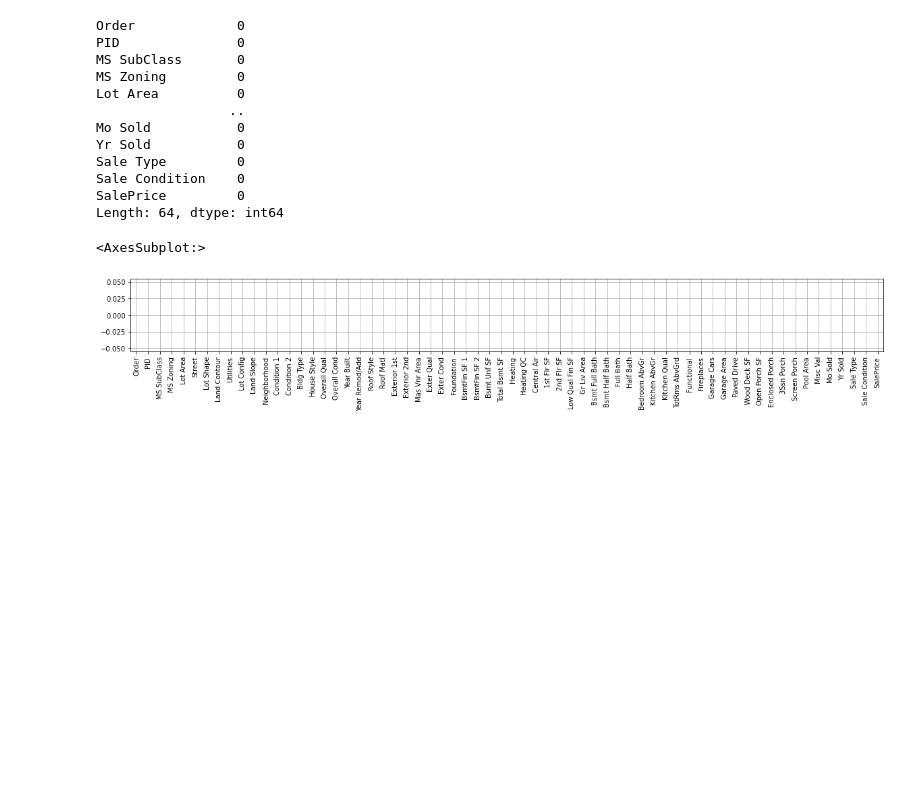
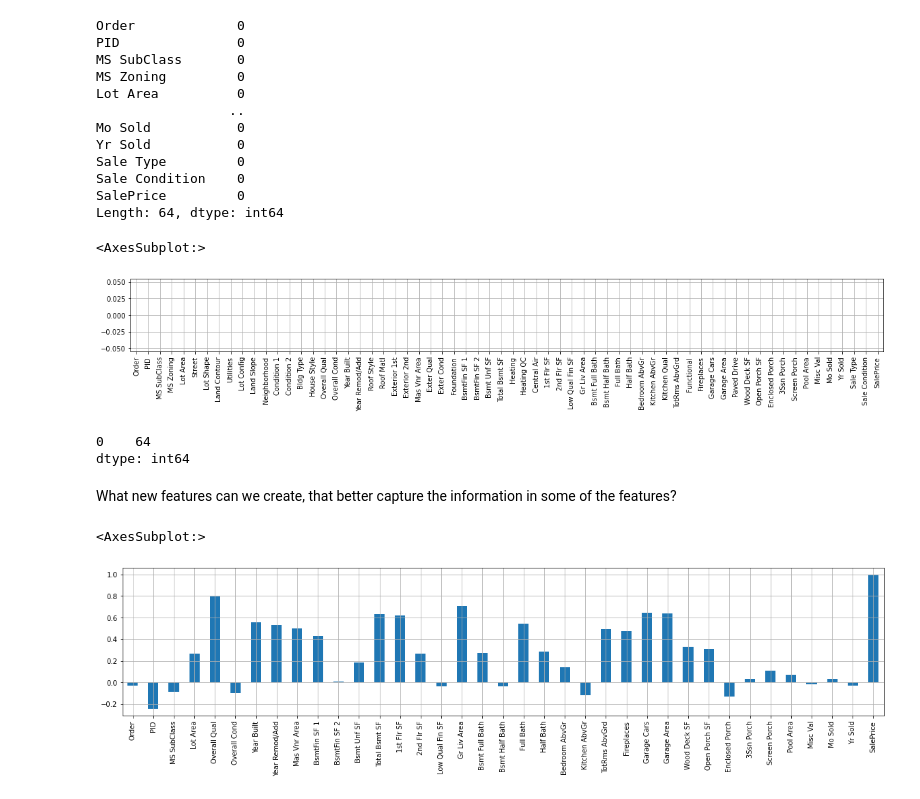
Before and after one commit to khoin-byte/dataquest-guided-projects, a Jupyter notebook: Predicting_house_Sale_Prices/Basics.ipynb, the cells around one changed output. Saved outputs shown, nothing was run; the diff lists cells and outputs as text; code cells hidden in the pictures; blank space fills up the shorter version.

```diff
--- a/Predicting_house_Sale_Prices/Basics.ipynb
+++ b/Predicting_house_Sale_Prices/Basics.ipynb
@@ -209,3 +209,17 @@ nans_clean.plot(kind='bar', style='k--', label='Series', grid=True, figsize=(20,
 # %% [output]
 <AxesSubplot:>
 [figure]
+# %%
+# verified via plot above but can also do the below.
+df.isnull().sum().value_counts()
+# %% [output]
+0    64
+dtype: int64
+# %% [markdown]
+What new features can we create, that better capture the information in some of the features?
+# %%
+# plot correlations - bivariate analysis versus label.
+df.corr()['SalePrice'].plot(kind='bar', style='k--', label='Series', grid=True, figsize=(20, 4)) # ofc SalePrice is 1.0 corr() with itself.
+# %% [output]
+<AxesSubplot:>
+[figure, added]
```
Also changed, not shown: parts of 8 cells of this notebook.
